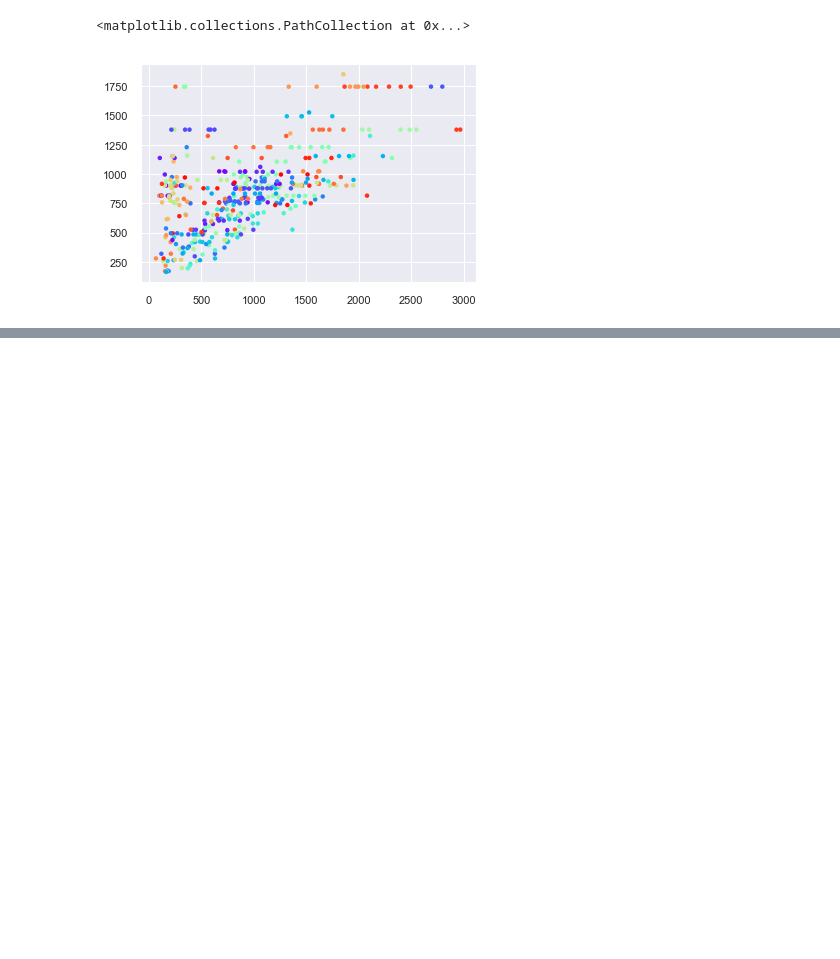
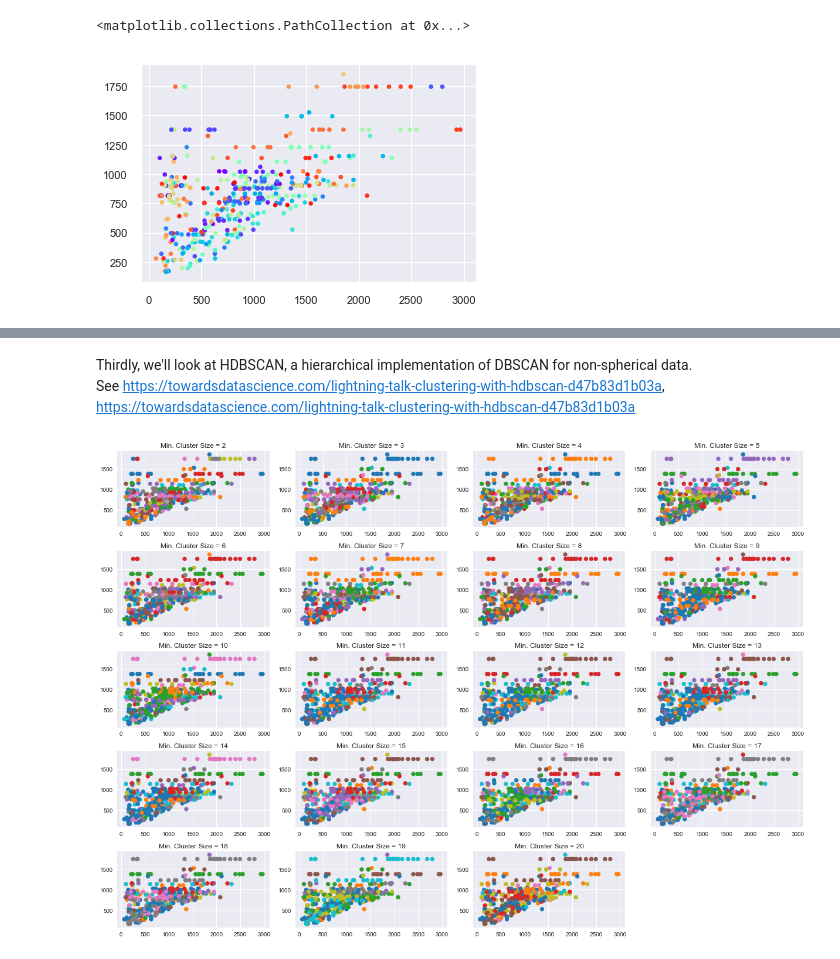
Before and after one commit to jeffweltman/MSDS7331, a Jupyter notebook: Lab3-Jeff.ipynb, the cells around one changed output, grey strips where cells are left out. Saved outputs shown, nothing was run; the diff lists cells and outputs as text; code cells hidden in the pictures; blank space fills up the shorter version.

```diff
--- a/Lab3-Jeff.ipynb
+++ b/Lab3-Jeff.ipynb
@@ -222,0 +293,28 @@ plt.scatter(X[:, 0], X[:, 1]+np.random.random(X[:, 1].shape)/2, c=newfeature, cm
+# %% [markdown]
+Thirdly, we'll look at HDBSCAN, a hierarchical implementation of DBSCAN for non-spherical data.
+See https://towardsdatascience.com/lightning-talk-clustering-with-hdbscan-d47b83d1b03a,
+https://towardsdatascience.com/lightning-talk-clustering-with-hdbscan-d47b83d1b03a
+# %%
+import hdbscan
+
+plt.style.use('seaborn')
+cmap = 'tab10'
+
+clust_count = np.linspace(1, 20, num=20, dtype='int')
+
+clust_number = 2
+plot_number = 1
+plt.figure (figsize=(17,12))
+while clust_number < 21:
+    hdb = hdbscan.HDBSCAN(algorithm='best', alpha=1.0, approx_min_span_tree=True,
+    gen_min_span_tree=False, leaf_size=40,
+    metric='euclidean', min_cluster_size=clust_number, min_samples=None, p=None)
+    hdb_pred = hdb.fit(hs_2017)
+    plt.subplot(5, 4, plot_number, title = 'Min. Cluster Size = {}'.format(clust_number))
+    plt.scatter(hs_2017.values[:,0], hs_2017.values[:,1], c=hdb_pred.labels_, cmap=cmap)
+    plot_number += 1
+    clust_number += 1
+
+plt.tight_layout()
+# %% [output]
+[figure, added]
```
Also changed, not shown: parts of 11 cells of this notebook.
